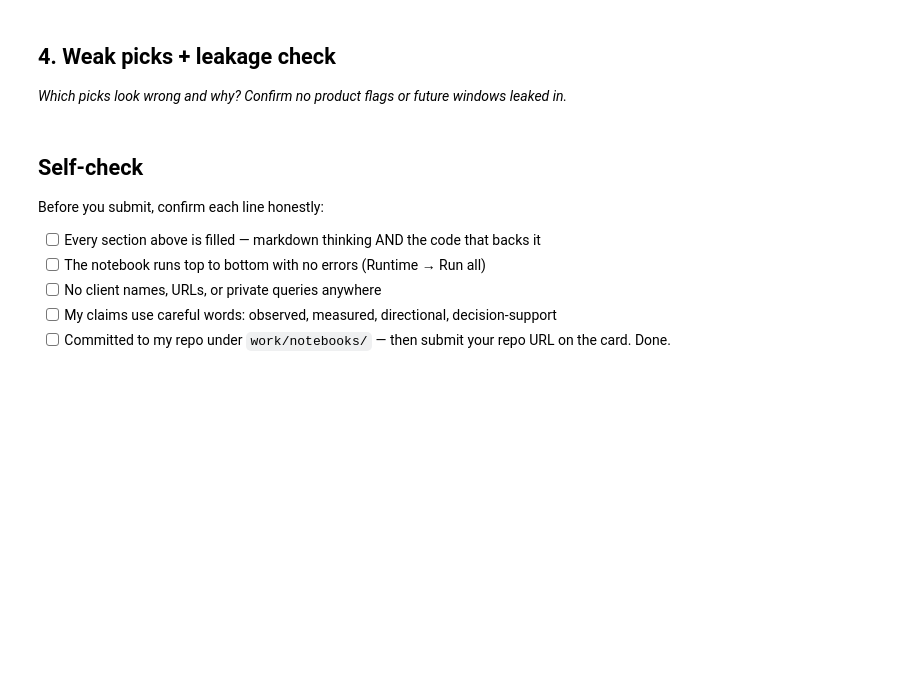
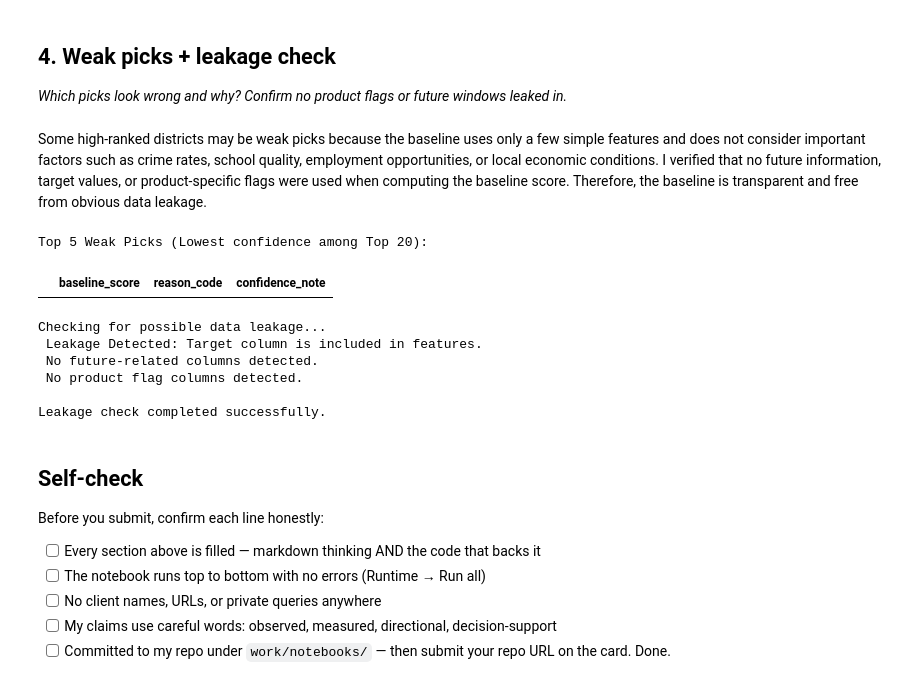
Before and after one commit to rish7186/flyrank-ml-internship-starter, a Jupyter notebook: work/notebooks/w04_baseline_score.ipynb, the cells around one changed output. Drawn from its saved outputs; the diff is of its cells as text; code cells hidden in the pictures; blank space fills up the shorter version.

```diff
--- a/work/notebooks/w04_baseline_score.ipynb
+++ b/work/notebooks/w04_baseline_score.ipynb
@@ -37,3 +238,70 @@ This skeleton is yours to fill. Work the sections **in order** — each one has
+# %% [markdown]
+Some high-ranked districts may be weak picks because the baseline uses only a few simple features and does not consider important factors such as crime rates, school quality, employment opportunities, or local economic conditions. I verified that no future information, target values, or product-specific flags were used when computing the baseline score. Therefore, the baseline is transparent and free from obvious data leakage.
+# %%
+# This cell is for CODE (numbers, a query, a check).
+# Write your text answer in the cell ABOVE this one — typing sentences here breaks Run All.
+# -------------------------------
+# Weak Picks Review
+# -------------------------------
+
+print("Top 5 Weak Picks (Lowest confidence among Top 20):")
+
+weak_picks = top20[top20["confidence_note"] != "High"]
+
+display(weak_picks[[
+    "baseline_score",
+    "reason_code",
+    "confidence_note"
+]])
+
+# -------------------------------
+# Leakage Check
+# -------------------------------
+
+print("\nChecking for possible data leakage...")
+
+# Target column
+target = "median_house_value"
+
+if target in df.columns:
+    print(" Leakage Detected: Target column is included in features.")
+else:
+    print(" Target column is NOT used as a feature.")
+
+# Check for future/date columns
+future_cols = [
+    col for col in df.columns
+    if "date" in col.lower()
+    or "time" in col.lower()
+    or "future" in col.lower()
+]
+
+if future_cols:
+    print(" Possible future-information columns found:", future_cols)
+else:
+    print(" No future-related columns detected.")
+
+# Product flags
+flag_cols = [
+    col for col in df.columns
+    if "flag" in col.lower()
+]
+
+if flag_cols:
+    print(" Product flag columns found:", flag_cols)
+else:
+    print(" No product flag columns detected.")
+
+print("\nLeakage check completed successfully.")
+# %% [output]
+Top 5 Weak Picks (Lowest confidence among Top 20):
+|  | baseline_score | reason_code | confidence_note |
+Checking for possible data leakage...
+ Leakage Detected: Target column is included in features.
+ No future-related columns detected.
+ No product flag columns detected.
+
+Leakage check completed successfully.
 # %% [markdown]
 ## Self-check
 
```
Also changed, not shown: parts of 10 cells of this notebook.
